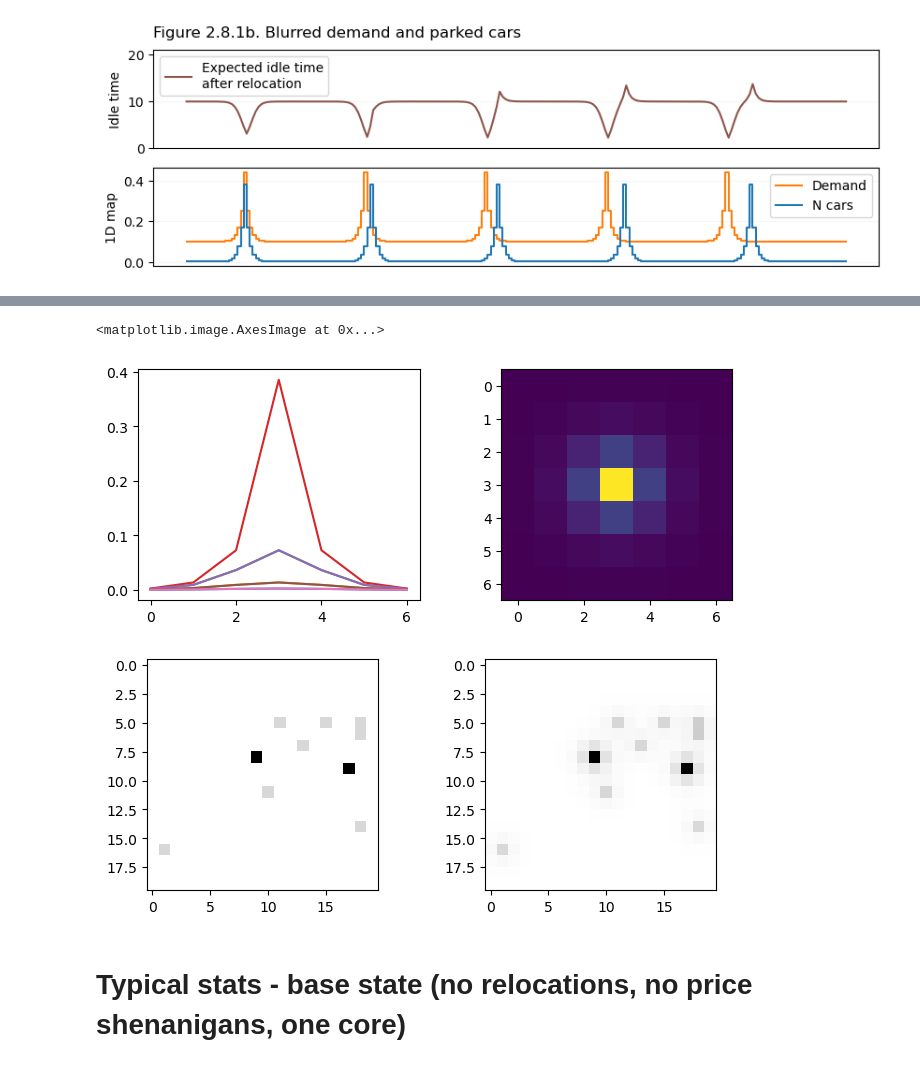
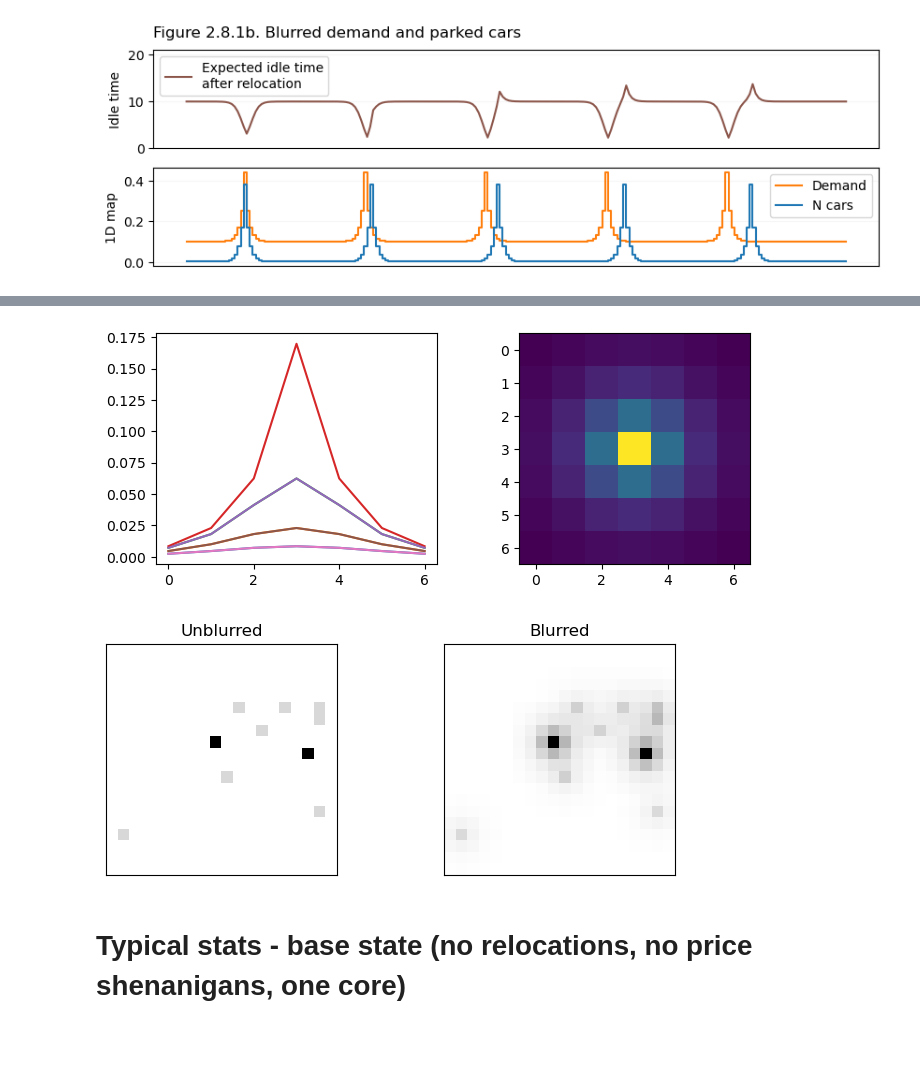
Before and after one commit to khakhalin/carsharing101, a Jupyter notebook: scripts/02relos_08city.ipynb, the cells around one changed output, grey strips where cells are left out. Saved outputs shown, nothing was run; the diff lists cells and outputs as text; code cells hidden in the pictures; blank space fills up the shorter version.

```diff
--- a/scripts/02relos_08city.ipynb
+++ b/scripts/02relos_08city.ipynb
@@ -106,7 +106,7 @@ from city_simulator import City
 config = {
     "seed": 1,  # Random seed
     "initial_r": 10, # km
-    "grid_step": 0.5, # km. Use 1 for ~intermediate resolution
+    "grid_step": 0.3, # km. Use 1 for ~intermediate resolution
     "n_cars": 500,
     "settle_down_steps": 3000, # Number of steps without stats collection, for the system to settle down
 }
@@ -126,8 +126,10 @@ for i in range(10):
     demand[x, y] = np.random.randint(1, 5)
 plt.figure(figsize=(8,3))
 plt.subplot(121)
-plt.imshow(demand, cmap="Grays"); plt.title("Unblurred")
+plt.imshow(demand, cmap="Grays"); plt.title("Unblurred");
+plt.xticks([]); plt.yticks([])
 plt.subplot(122)
 demand = convolve2d(demand, city.blur_kernel, mode='same', boundary='fill', fillvalue=0)
 plt.imshow(demand, cmap="Grays"); plt.title("Blurred")
+plt.xticks([]); plt.yticks([]);
 # %% [output]
@@ -136,6 +138,5 @@ plt.imshow(demand, cmap="Grays"); plt.title("Blurred")
-<matplotlib.image.AxesImage at 0x...>
-[figure, old version]
+[figure, new version]
-[figure, old version]
+[figure, new version]
 # %% [markdown]
 # Typical stats - base state (no relocations, no price shenanigans, one core)
 # %%
```
Also changed, not shown: parts of 3 cells of this notebook, 2 other files.
